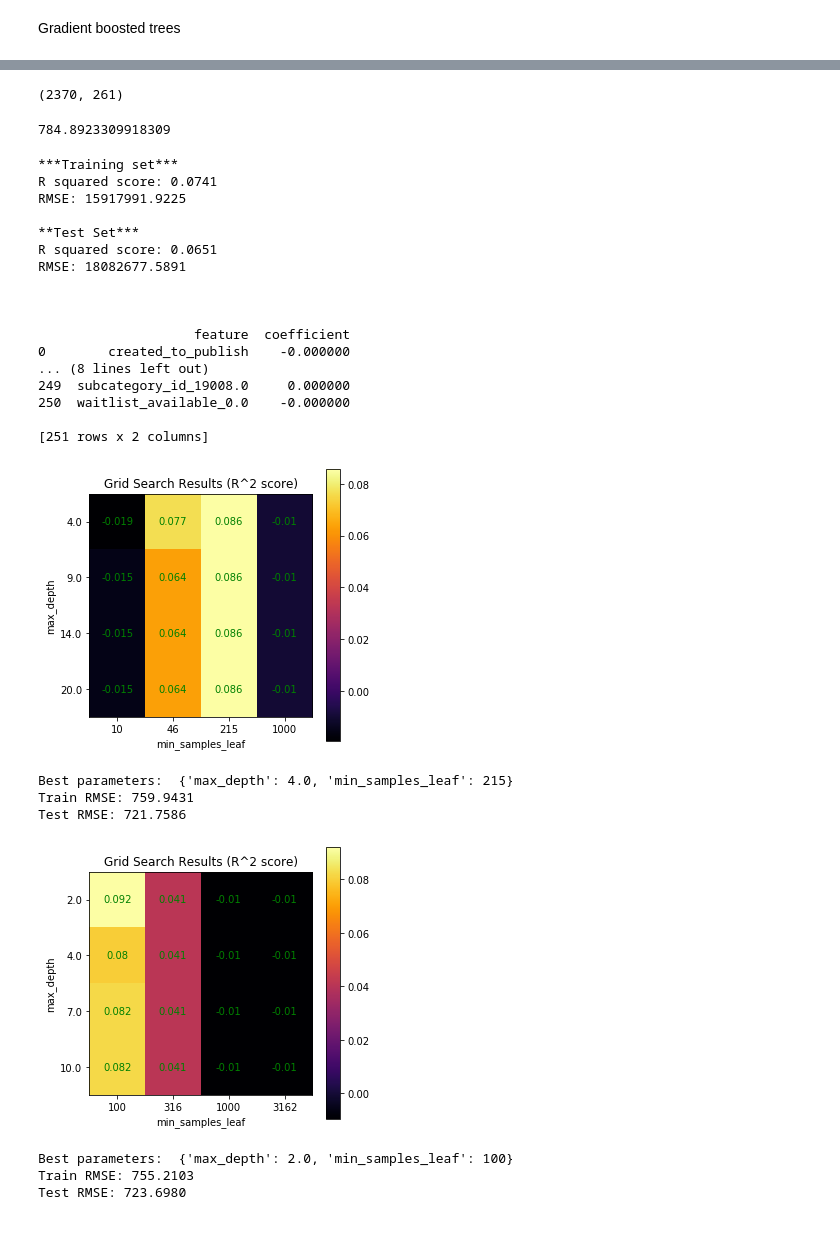
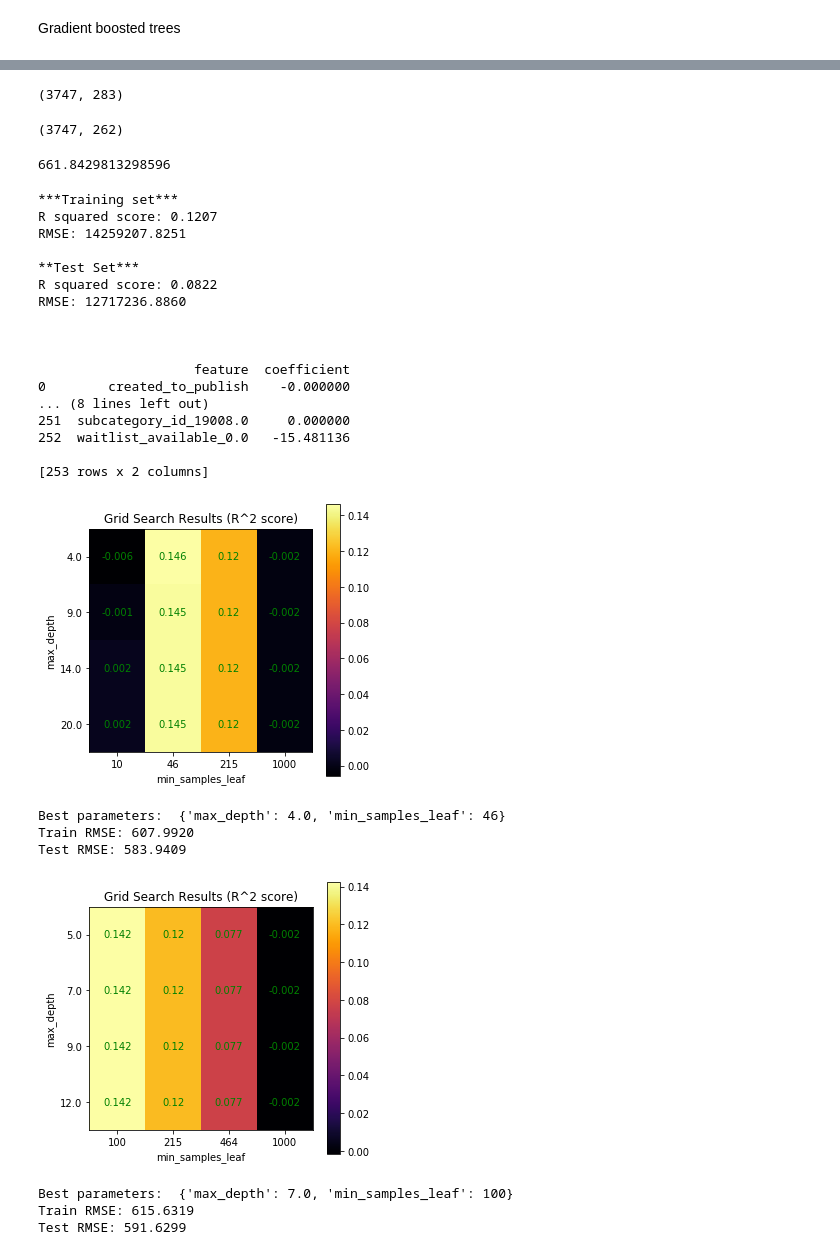
Before and after one commit to peterschnatz/BritePrice, a Jupyter notebook: RightPrice_model.ipynb, the cells around one changed output, grey strips where cells are left out. Cells and saved outputs as stored; diff of their text form; code cells hidden in the pictures.

```diff
--- a/RightPrice_model.ipynb
+++ b/RightPrice_model.ipynb
@@ -18,0 +28,6 @@ train.head()
+# %%
+print(train.shape)
+train = train.loc[train.country_US == 1]
+print(train[train.columns[pd.Series(train.columns).str.startswith('country_')]].sum())
+train = train.drop(labels=['country_AU','country_CA','country_GB'],axis=1)
+print(train.shape)
@@ -18,0 +43,4 @@ train.head()
+# %%
+print(train.shape)
+train = train.drop(labels=['currency_AUD', 'currency_CAD', 'currency_EUR', 'currency_GBP'],axis=1)
+print(train.shape)
@@ -274,16 +313,22 @@ train = train.loc[train['category_id_101.0']==1]
 # %%
 train.shape
 # %% [output]
-(2370, 261)
+(3747, 283)
+# %%
+train = train[train.columns[~pd.Series(train.columns).str.startswith('category_id_')]]
+# %%
+train.shape
+# %% [output]
+(3747, 262)
 # %%
 train.cost_0.std()
 # %% [output]
-784.8923309918309
+661.8429813298596
 # %%
 from sklearn.model_selection import train_test_split
 
 train_x = train.drop(labels=['cost_0', 'created_dt', 'end_local_dt', 'fee_0', 'id', 'published_dt',
-                             'start_local_dt', 'tax_0', 'venue_id','category_id_101.0'],axis=1)
+                             'start_local_dt', 'tax_0', 'venue_id'],axis=1)
 train_y = train['cost_0']
 X_train,X_test,y_train,y_test=train_test_split(train_x,train_y,test_size=0.2,random_state=123)
 # %%
@@ -317,22 +362,22 @@ print('\n\n')
 print(pd.DataFrame(list(zip(X_train.columns,l1_cv.coef_)),columns=['feature','coefficient']))
 # %% [output]
 ***Training set***
-R squared score: 0.0741
-RMSE: 15917991.9225
+R squared score: 0.1207
+RMSE: 14259207.8251
 
 **Test Set***
-R squared score: 0.0651
-RMSE: 18082677.5891
+R squared score: 0.0822
+RMSE: 12717236.8860
 
 
 
                     feature  coefficient
 0        created_to_publish    -0.000000
 ... (8 lines left out)
-249  subcategory_id_19008.0     0.000000
-250  waitlist_available_0.0    -0.000000
+251  subcategory_id_19008.0     0.000000
+252  waitlist_available_0.0   -15.481136
 
-[251 rows x 2 columns]
+[253 rows x 2 columns]
 # %%
 from sklearn.tree import DecisionTreeRegressor
 from sklearn.model_selection import GridSearchCV
@@ -381,18 +426,18 @@ min_samples_leaf = list(map(int,np.logspace(1.0,3.0,num=4)))
 
 simple_tree(max_depth,min_samples_leaf)
 # %% [output]
-[figure, old version]
+[figure, new version]
-Best parameters:  {'max_depth': 4.0, 'min_samples_leaf': 215}
-Train RMSE: 759.9431
-Test RMSE: 721.7586
+Best parameters:  {'max_depth': 4.0, 'min_samples_leaf': 46}
+Train RMSE: 607.9920
+Test RMSE: 583.9409
 # %%
 # Set values to test in grid search
-max_depth = np.floor(np.linspace(2,10,num=4))
-min_samples_leaf = list(map(int,np.logspace(2.0,3.5,num=4)))
+max_depth = np.floor(np.linspace(5,12,num=4))
+min_samples_leaf = list(map(int,np.logspace(2,3,num=4)))
 
 simple_tree(max_depth,min_samples_leaf)
 # %% [output]
-[figure, old version]
+[figure, new version]
-Best parameters:  {'max_depth': 2.0, 'min_samples_leaf': 100}
-Train RMSE: 755.2103
-Test RMSE: 723.6980
+Best parameters:  {'max_depth': 7.0, 'min_samples_leaf': 100}
+Train RMSE: 615.6319
+Test RMSE: 591.6299
```
Also changed, not shown: parts of 19 cells of this notebook, 10 other files.
